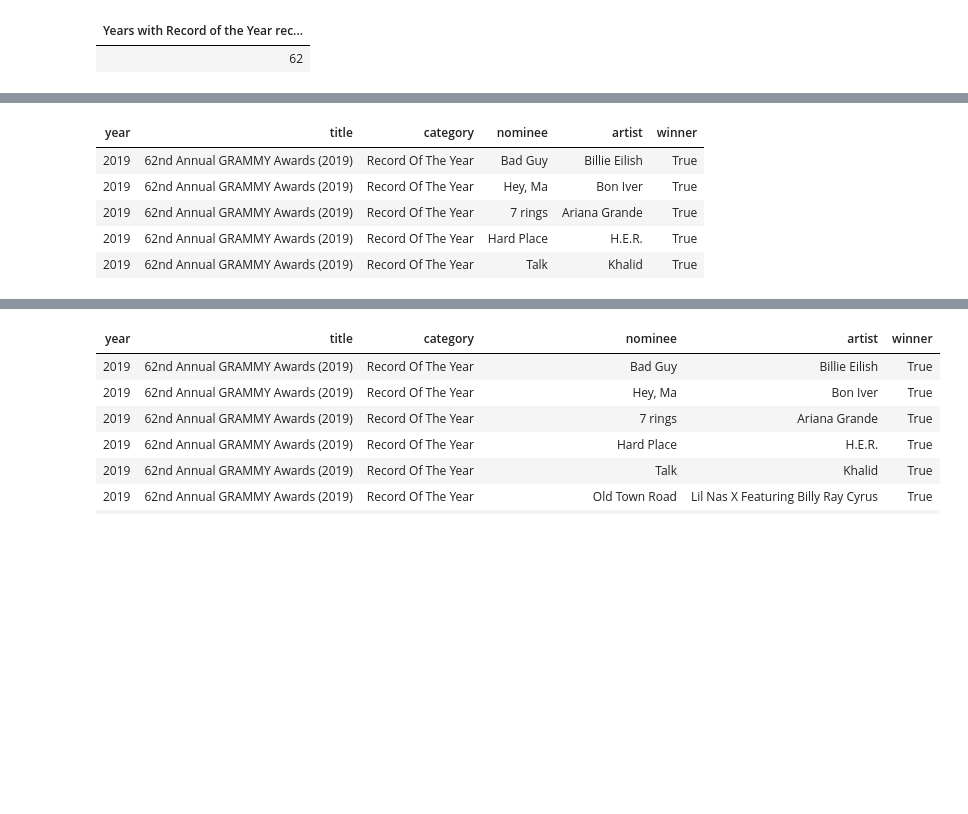
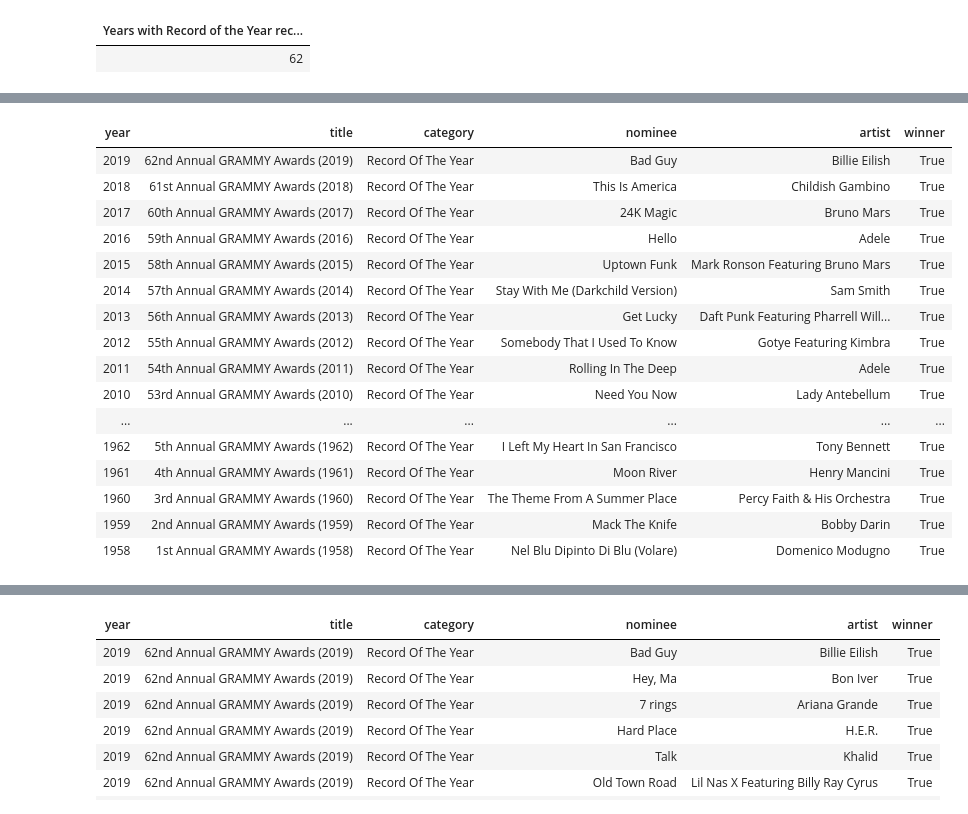
Before and after one commit to mackrauss/3252-BigData-Group-F, a Jupyter notebook: Group F - Data Project.ipynb, the cells around one changed output, grey strips where cells are left out. Saved outputs shown, nothing was run; the diff lists cells and outputs as text; code cells hidden in the pictures; blank space fills up the shorter version.

```diff
--- a/Group F - Data Project.ipynb
+++ b/Group F - Data Project.ipynb
@@ -98,3 +84,7 @@ display(df.head(5))
 | 2019 | 62nd Annual GRAMMY Awards (2019) | 2020-05-19T05:10:28-07:00 | 2020-05-19T05:10:28-07:00 | Record Of The Year | 7 rings | Ariana Grande | Charles Anderson, Tommy Brown, Mi... | https://www.grammy.com/sites/com/... | True |
 | 2019 | 62nd Annual GRAMMY Awards (2019) | 2020-05-19T05:10:28-07:00 | 2020-05-19T05:10:28-07:00 | Record Of The Year | Hard Place | H.E.R. | Rodney “Darkchild” Jerkins, produ... | https://www.grammy.com/sites/com/... | True |
 | 2019 | 62nd Annual GRAMMY Awards (2019) | 2020-05-19T05:10:28-07:00 | 2020-05-19T05:10:28-07:00 | Record Of The Year | Talk | Khalid | Disclosure & Denis Kosiak, produc... | https://www.grammy.com/sites/com/... | True |
+# %%
+# Data cleaning -- we have multiple entries for year 2019
+df = df.filter((df.year != 2019) | ((df.year == 2019) & (df.nominee == 'Bad Guy') & (df.artist == 'Billie Eilish')) )
+display(df.head(5))
@@ -233,17 +229,28 @@ from `record_of_the_year`
 # %%
 # not sure this reduction is necessary as we do this earlier with more columns
 # however if this changes we need to adjust the columns list in the next code field
 df_record = df.select('year','title','category','nominee','artist','winner').where(df.category == "Record Of The Year")
-display(df_record.head(5))
+display(df_record)
 
 ## Why are all of the records winners?
 # %% [output]
 | year | title | category | nominee | artist | winner |
 | 2019 | 62nd Annual GRAMMY Awards (2019) | Record Of The Year | Bad Guy | Billie Eilish | True |
-| 2019 | 62nd Annual GRAMMY Awards (2019) | Record Of The Year | Hey, Ma | Bon Iver | True |
-| 2019 | 62nd Annual GRAMMY Awards (2019) | Record Of The Year | 7 rings | Ariana Grande | True |
-| 2019 | 62nd Annual GRAMMY Awards (2019) | Record Of The Year | Hard Place | H.E.R. | True |
-| 2019 | 62nd Annual GRAMMY Awards (2019) | Record Of The Year | Talk | Khalid | True |
+| 2018 | 61st Annual GRAMMY Awards (2018) | Record Of The Year | This Is America | Childish Gambino | True |
+| 2017 | 60th Annual GRAMMY Awards (2017) | Record Of The Year | 24K Magic | Bruno Mars | True |
+| 2016 | 59th Annual GRAMMY Awards (2016) | Record Of The Year | Hello | Adele | True |
+| 2015 | 58th Annual GRAMMY Awards (2015) | Record Of The Year | Uptown Funk | Mark Ronson Featuring Bruno Mars | True |
+| 2014 | 57th Annual GRAMMY Awards (2014) | Record Of The Year | Stay With Me (Darkchild Version) | Sam Smith | True |
+| 2013 | 56th Annual GRAMMY Awards (2013) | Record Of The Year | Get Lucky | Daft Punk Featuring Pharrell Will... | True |
+| 2012 | 55th Annual GRAMMY Awards (2012) | Record Of The Year | Somebody That I Used To Know | Gotye Featuring Kimbra | True |
+| 2011 | 54th Annual GRAMMY Awards (2011) | Record Of The Year | Rolling In The Deep | Adele | True |
+| 2010 | 53rd Annual GRAMMY Awards (2010) | Record Of The Year | Need You Now | Lady Antebellum | True |
+| ... | ... | ... | ... | ... | ... |
+| 1962 | 5th Annual GRAMMY Awards (1962) | Record Of The Year | I Left My Heart In San Francisco | Tony Bennett | True |
+| 1961 | 4th Annual GRAMMY Awards (1961) | Record Of The Year | Moon River | Henry Mancini | True |
+| 1960 | 3rd Annual GRAMMY Awards (1960) | Record Of The Year | The Theme From A Summer Place | Percy Faith & His Orchestra | True |
+| 1959 | 2nd Annual GRAMMY Awards (1959) | Record Of The Year | Mack The Knife | Bobby Darin | True |
+| 1958 | 1st Annual GRAMMY Awards (1958) | Record Of The Year | Nel Blu Dipinto Di Blu (Volare) | Domenico Modugno | True |
 # %%
 import pandas as pd
 # Reduce data set for some quick testing
```
Also changed, not shown: parts of 17 cells of this notebook.
